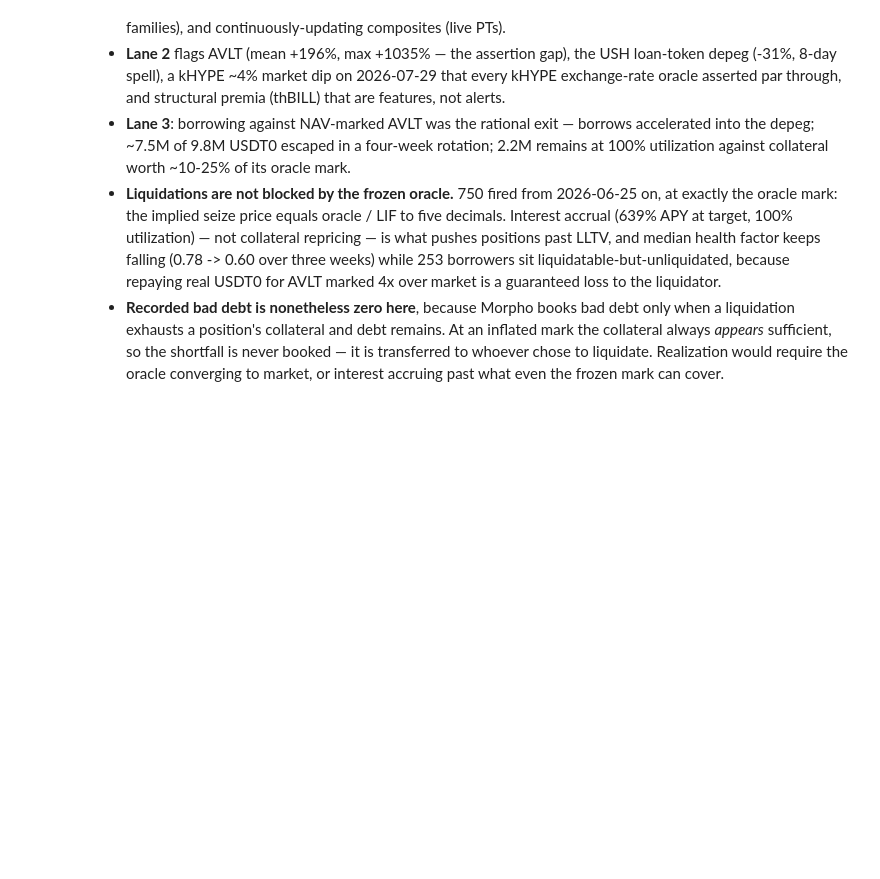
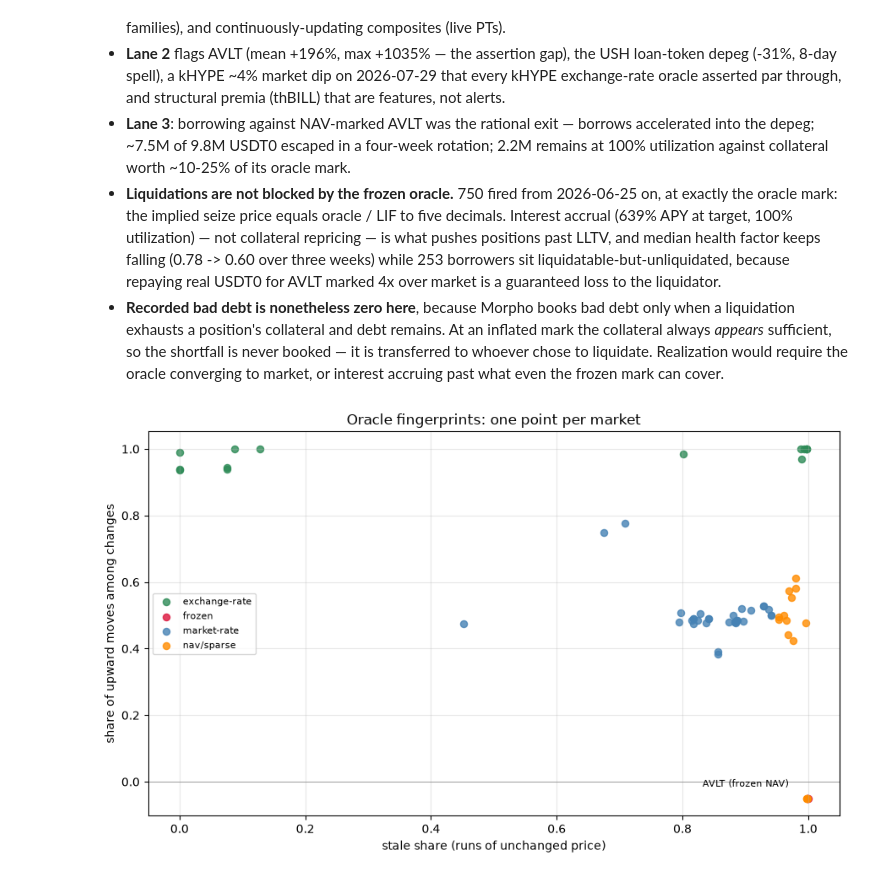
Before and after one commit to achillesbro/myrmidons-research, a Jupyter notebook: loops/01-oracle-census/notebook.ipynb, the cells around one changed output. Cells and saved outputs as stored; diff of their text form; code cells hidden in the pictures; blank space fills up the shorter version.

```diff
--- a/loops/01-oracle-census/notebook.ipynb
+++ b/loops/01-oracle-census/notebook.ipynb
@@ -315,3 +316,37 @@ print(
   so the shortfall is never booked — it is transferred to whoever chose to
   liquidate. Realization would require the oracle converging to market, or
   interest accruing past what even the frozen mark can cover.
+# %%
+# Fingerprint map: staleness vs directionality, one point per market.
+# Frozen oracles have no changes, so up_share is NaN: plotted at y = -0.05.
+Path("assets").mkdir(exist_ok=True)
+colors = {
+    "frozen": "crimson",
+    "exchange-rate": "seagreen",
+    "nav/sparse": "darkorange",
+    "market-rate": "steelblue",
+}
+fig, ax = plt.subplots(figsize=(9, 5.5))
+for cls, g in census.groupby("class"):
+    y = g["up_share"].fillna(-0.05)
+    ax.scatter(g["stale_share"], y, s=34, label=cls, color=colors.get(cls, "gray"), alpha=0.8)
+avlt = census[census["market"].str.startswith("AVLT")]
+if len(avlt):
+    ax.annotate(
+        "AVLT (frozen NAV)",
+        (float(avlt["stale_share"].iloc[0]), -0.05),
+        textcoords="offset points",
+        xytext=(-90, 10),
+        fontsize=8,
+    )
+ax.axhline(0.0, color="gray", lw=0.5)
+ax.set_xlabel("stale share (runs of unchanged price)")
+ax.set_ylabel("share of upward moves among changes")
+ax.set_title("Oracle fingerprints: one point per market")
+ax.legend(fontsize=8)
+ax.grid(alpha=0.3)
+plt.tight_layout()
+fig.savefig("assets/fingerprint_scatter.png", dpi=150, bbox_inches="tight")
+plt.show()
+# %% [output]
+[figure, added]
```
Also changed, not shown: parts of 5 cells of this notebook, 5 other files.
